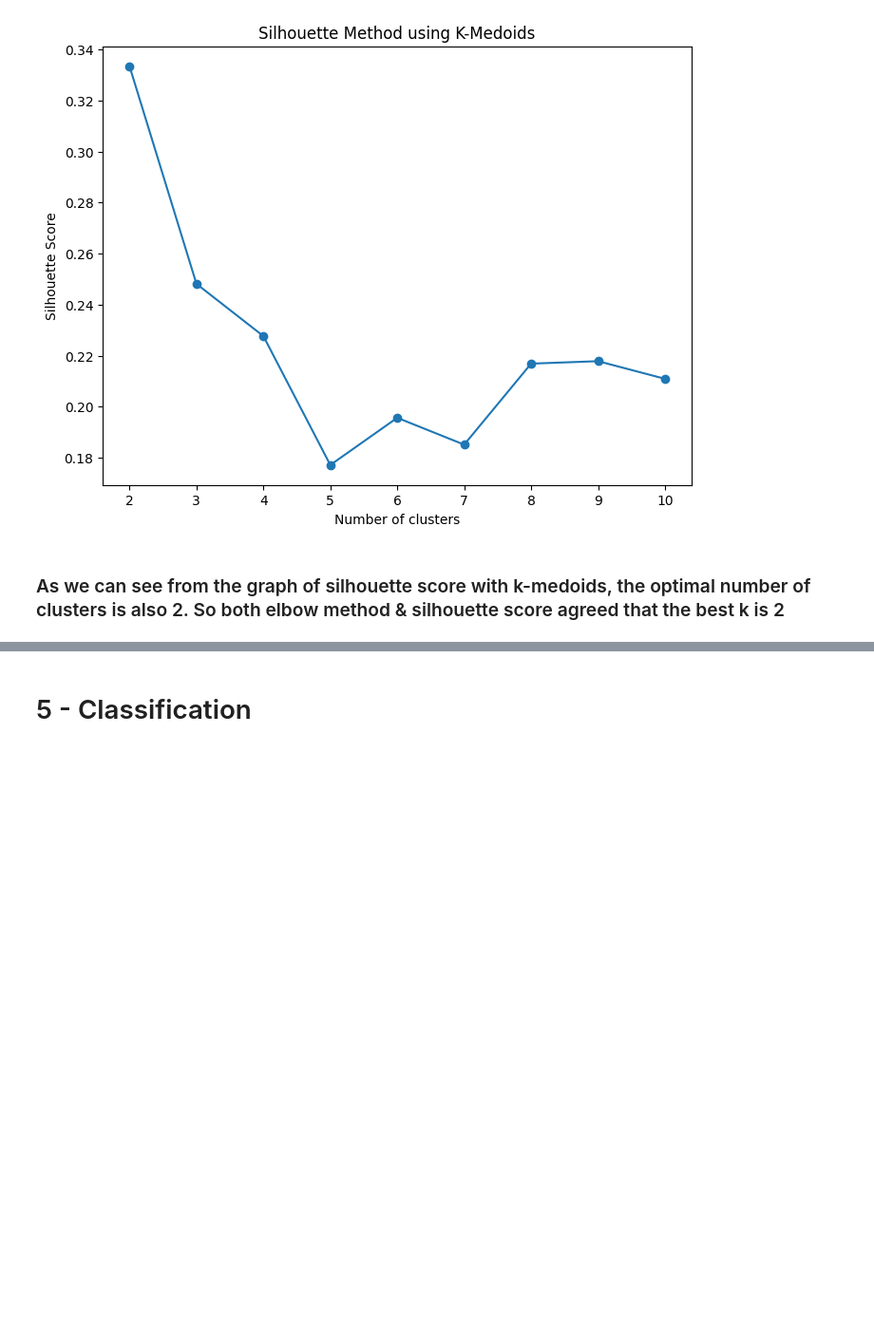
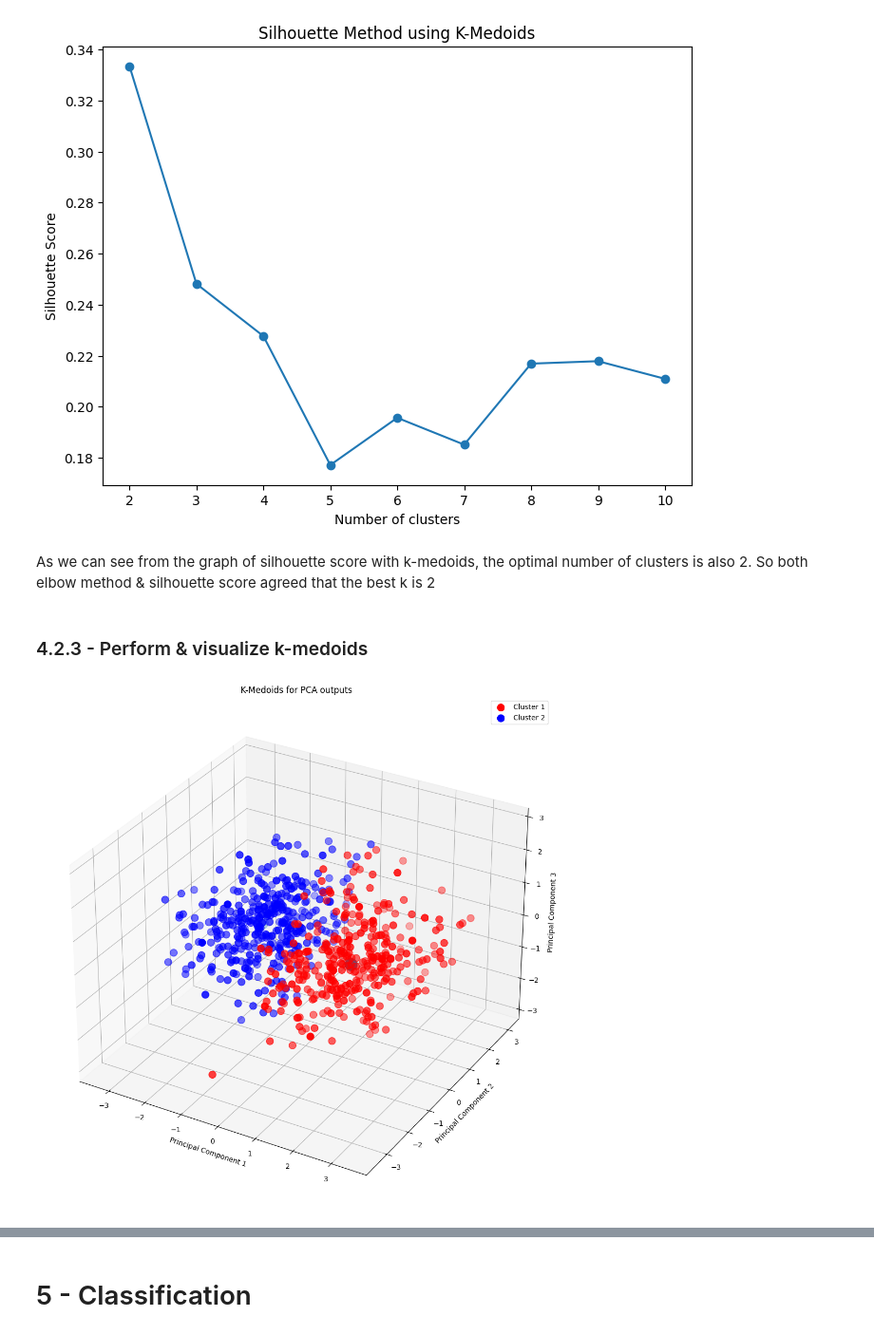
Before and after one commit to hosain-ghoraba/Heart-Disease-detection, a Jupyter notebook: Heart_Failure_Prediction.ipynb, the cells around one changed output, grey strips where cells are left out. Shown at 95% size. Saved outputs shown, nothing was run; the diff lists cells and outputs as text; code cells hidden in the pictures; blank space fills up the shorter version.

```diff
--- a/Heart_Failure_Prediction.ipynb
+++ b/Heart_Failure_Prediction.ipynb
@@ -509,7 +553,7 @@ plt.show()
 # %% [markdown]
 <h3> 4.2.2 Choosing the right number of clusters using (Silhouette Coefficient) </h3>
 # %%
-silhouette_scores = []
+kmedoids_silhouette_scores = []
 
 range_n_clusters = list(range(2, 11))
 
@@ -518,10 +562,10 @@ for n_clusters in range_n_clusters:
     kmedoids.fit(principalComponents)
     cluster_labels = kmedoids.labels_
     silhouette_avg = silhouette_score(principalComponents, cluster_labels)
-    silhouette_scores.append(silhouette_avg)
+    kmedoids_silhouette_scores.append(silhouette_avg)
 
 plt.figure(figsize=(8, 6))
-plt.plot(range_n_clusters, silhouette_scores, marker='o')
+plt.plot(range_n_clusters, kmedoids_silhouette_scores, marker='o')
 plt.title('Silhouette Method using K-Medoids')
 plt.xlabel('Number of clusters')
 plt.ylabel('Silhouette Score')
@@ -529,4 +573,12 @@ plt.show()
 # %% [output]
 [figure]
 # %% [markdown]
-<h3> As we can see from the graph of silhouette score with k-medoids, the optimal number of clusters is also 2. So both elbow method & silhouette score agreed that the best k is 2 </h3>
+As we can see from the graph of silhouette score with k-medoids, the optimal number of clusters is also 2. So both elbow method & silhouette score agreed that the best k is 2
+# %% [markdown]
+<h3> 4.2.3 - Perform & visualize k-medoids </h3>
+# %%
+kmedoids = KMedoids(n_clusters=2, init='k-medoids++', random_state=RANDOM_STATE)
+y_kmedoids = kmedoids.fit_predict(principalComponents)
+display_clusters(principalComponents, y_kmedoids, kmedoids, 'K-Medoids for PCA outputs')
+# %% [output]
+[figure, added]
```
Also changed, not shown: parts of 27 cells of this notebook.
